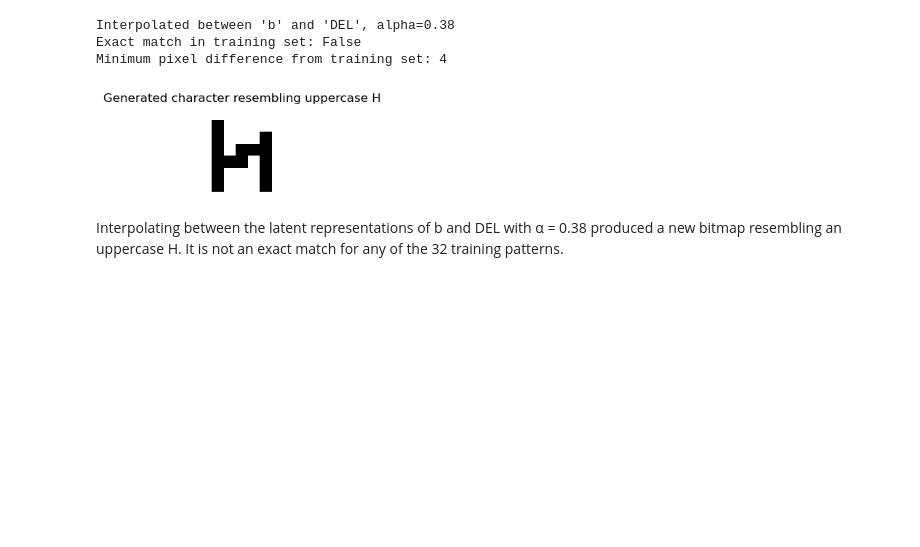
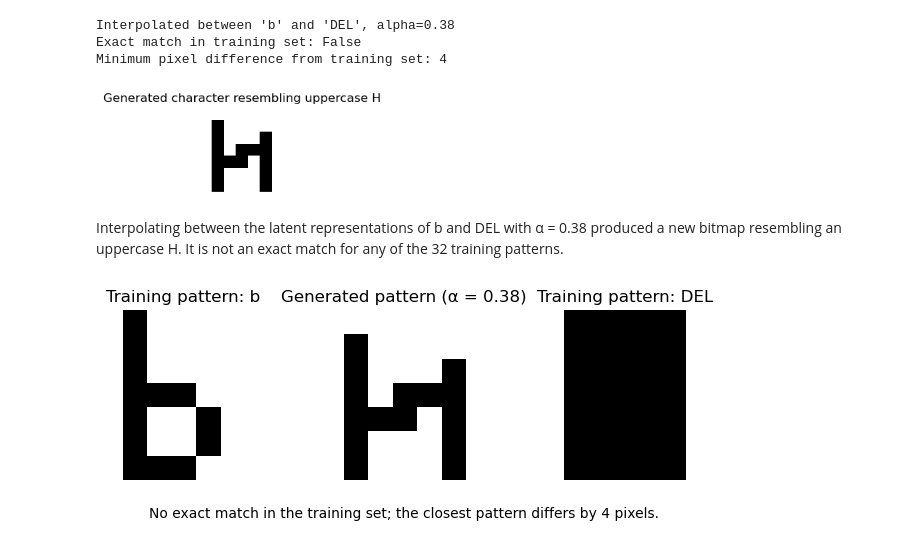
Before and after one commit to MikaITBA/72.27-Delivery-5, a Jupyter notebook: notebooks/01_autoencoder_architecture.ipynb, the cells around one changed output. Saved outputs shown, nothing was run; the diff lists cells and outputs as text; code cells hidden in the pictures; blank space fills up the shorter version.

Commit message:
Added training pattern and generated pattern image

```diff
--- a/notebooks/01_autoencoder_architecture.ipynb
+++ b/notebooks/01_autoencoder_architecture.ipynb
@@ -297,3 +297,47 @@ Minimum pixel difference from training set: 4
 [figure]
 # %% [markdown]
 Interpolating between the latent representations of b and DEL with α = 0.38 produced a new bitmap resembling an uppercase H. It is not an exact match for any of the 32 training patterns.
+# %%
+import numpy as np
+import matplotlib.pyplot as plt
+
+# Finn radene for b og DEL i treningssettet
+char_list = list(chars)
+b_idx = char_list.index("b")
+del_idx = char_list.index("DEL")
+
+b_image = X[b_idx]
+del_image = X[del_idx]
+
+# Hent det genererte mønsteret ved alpha = 0.38 på nytt
+h_image, _, _, h_alpha = next(
+    candidate for candidate in candidates
+    if candidate[1] == "b"
+    and candidate[2] == "DEL"
+    and np.isclose(candidate[3], 0.38)
+)
+
+# Vis input, generert mønster og input
+patterns = [b_image, h_image, del_image]
+titles = ["Training pattern: b",
+          f"Generated pattern (α = {h_alpha:.2f})",
+          "Training pattern: DEL"]
+
+fig, axes = plt.subplots(1, 3, figsize=(7, 2.5))
+
+for ax, pattern, title in zip(axes, patterns, titles):
+    ax.imshow(np.asarray(pattern).reshape(7, 5),
+              cmap="gray_r", vmin=0, vmax=1)
+    ax.set_title(title)
+    ax.axis("off")
+
+fig.text(
+    0.5, 0.03,
+    "No exact match in the training set; the closest pattern differs by 4 pixels.",
+    ha="center"
+)
+
+plt.tight_layout(rect=[0, 0.12, 1, 1])
+plt.show()
+# %% [output]
+[figure, added]
```
Also changed, not shown: parts of 1 cell of this notebook.
